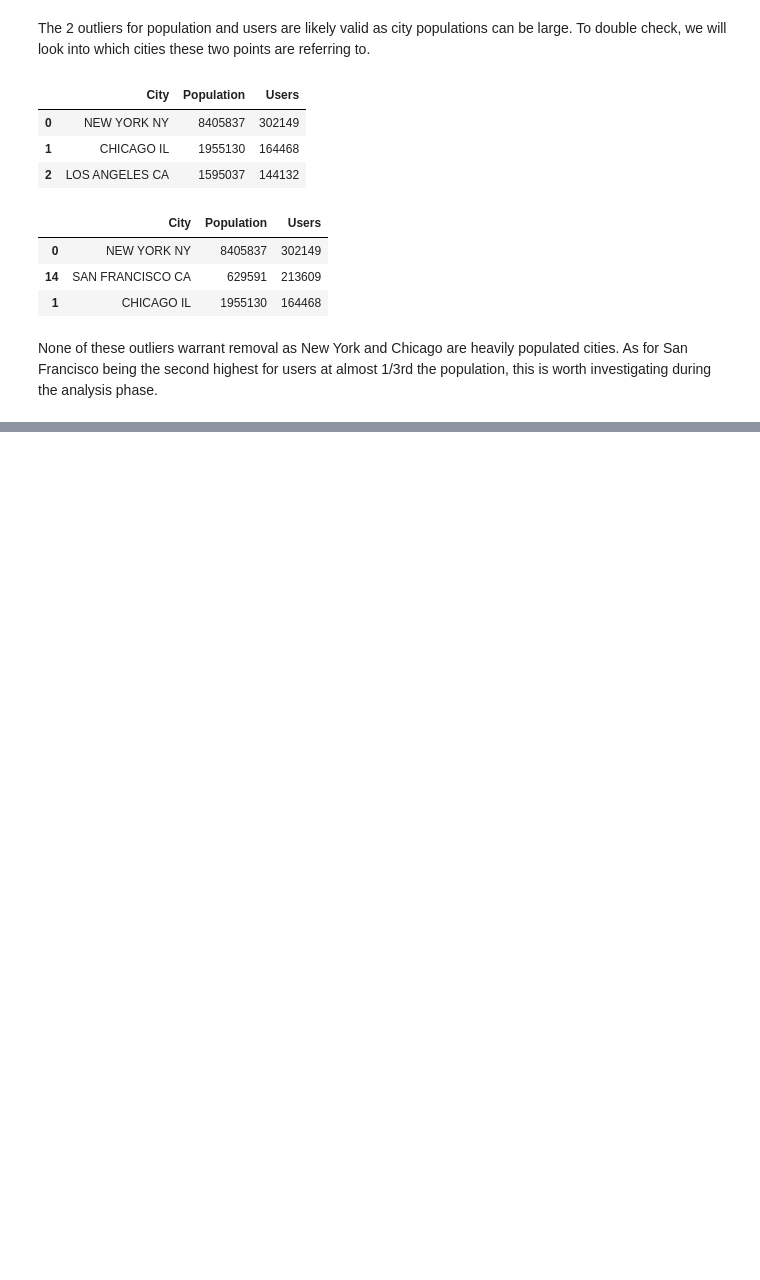
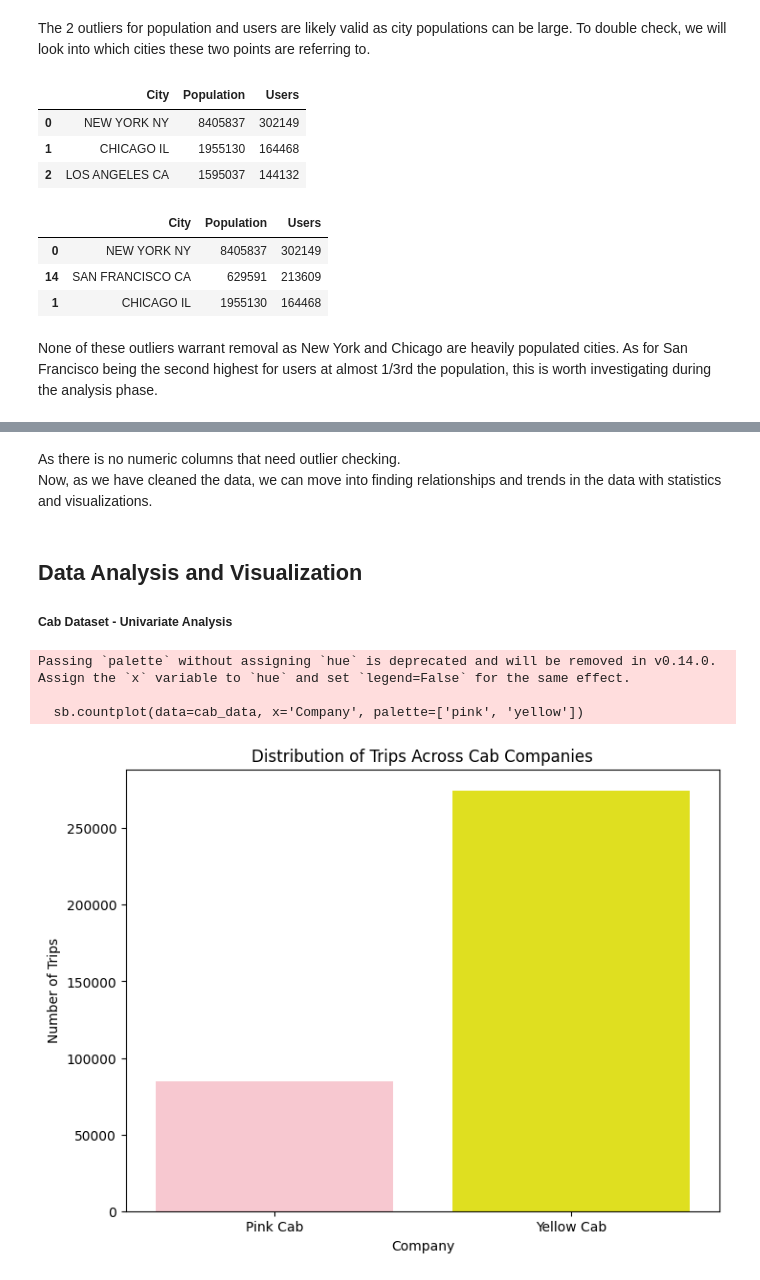
Before and after one commit to matthewiversen/data-glacier-internship, a Jupyter notebook: week-2/notebook.ipynb, the cells around one changed output, grey strips where cells are left out. Drawn from its saved outputs; the diff is of its cells as text; code cells hidden in the pictures; blank space fills up the shorter version.

Commit message:
on analysis step for cab

```diff
--- a/week-2/notebook.ipynb
+++ b/week-2/notebook.ipynb
@@ -386,0 +437,17 @@ None of these outliers warrant removal as New York and Chicago are heavily popul
+# %% [markdown]
+As there is no numeric columns that need outlier checking.
+Now, as we have cleaned the data, we can move into finding relationships and trends in the data with statistics and visualizations.
+# %% [markdown]
+## Data Analysis and Visualization
+##### Cab Dataset - Univariate Analysis
+# %%
+plt.figure(figsize=(8, 6))
+sb.countplot(data=cab_data, x='Company', palette=['pink', 'yellow'])
+plt.title('Distribution of Trips Across Cab Companies')
+plt.ylabel('Number of Trips')
+plt.show()
+# %% [output]
+Passing `palette` without assigning `hue` is deprecated and will be removed in v0.14.0. Assign the `x` variable to `hue` and set `legend=False` for the same effect.
+
+  sb.countplot(data=cab_data, x='Company', palette=['pink', 'yellow'])
+[figure, added]
```
Also changed, not shown: parts of 8 cells of this notebook.
